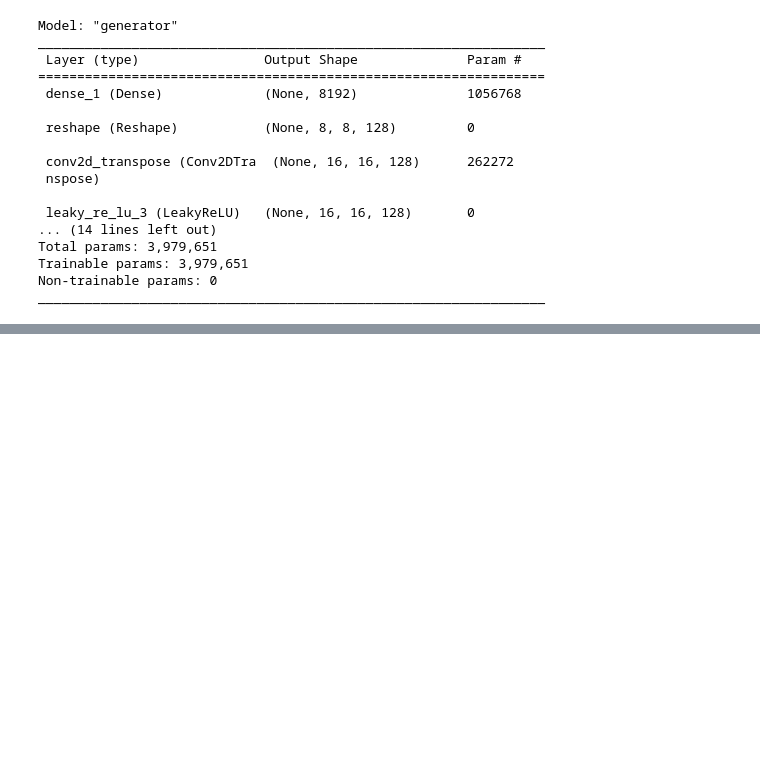
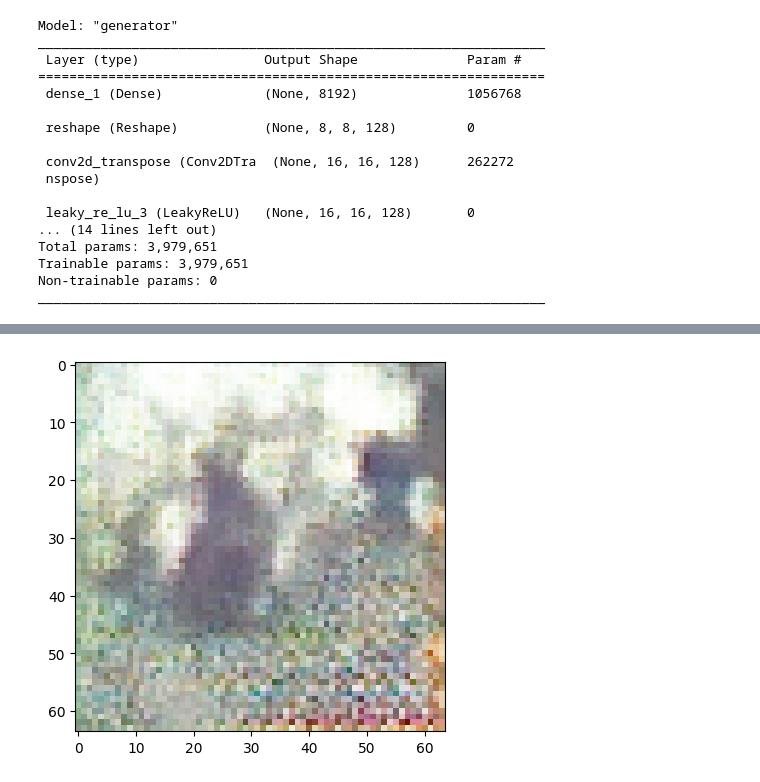
Before and after one commit to woaixuexi2023/D2L--Module2--HW1, a Jupyter notebook: GAN(keras)_to_generate_cats.ipynb, the cells around one changed output, grey strips where cells are left out. Saved outputs shown, nothing was run; the diff lists cells and outputs as text; code cells hidden in the pictures; blank space fills up the shorter version.

```diff
--- a/GAN(keras)_to_generate_cats.ipynb
+++ b/GAN(keras)_to_generate_cats.ipynb
@@ -263,0 +425,11 @@ plt.show()
+# %%
+import matplotlib.pyplot as plt
+
+# Load the generated image
+img = plt.imread('generated_img_099_1.png')
+
+# Show the image
+plt.imshow(img)
+plt.show()
+# %% [output]
+[figure, added]
```
Also changed, not shown: parts of 16 cells of this notebook.
